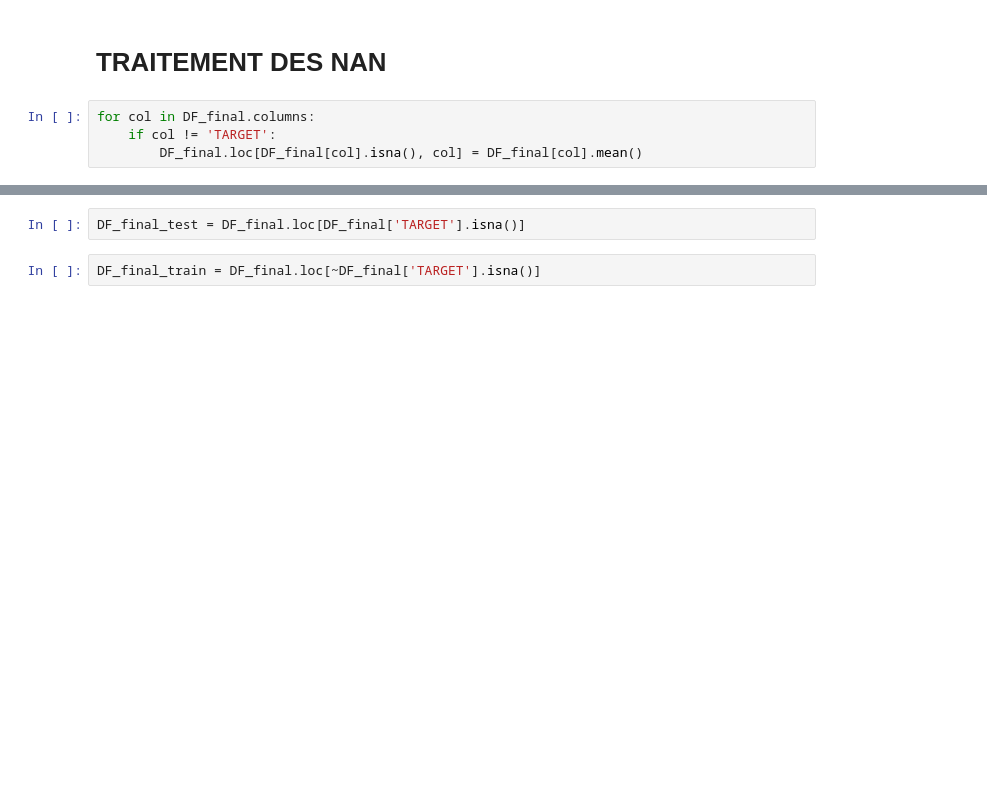
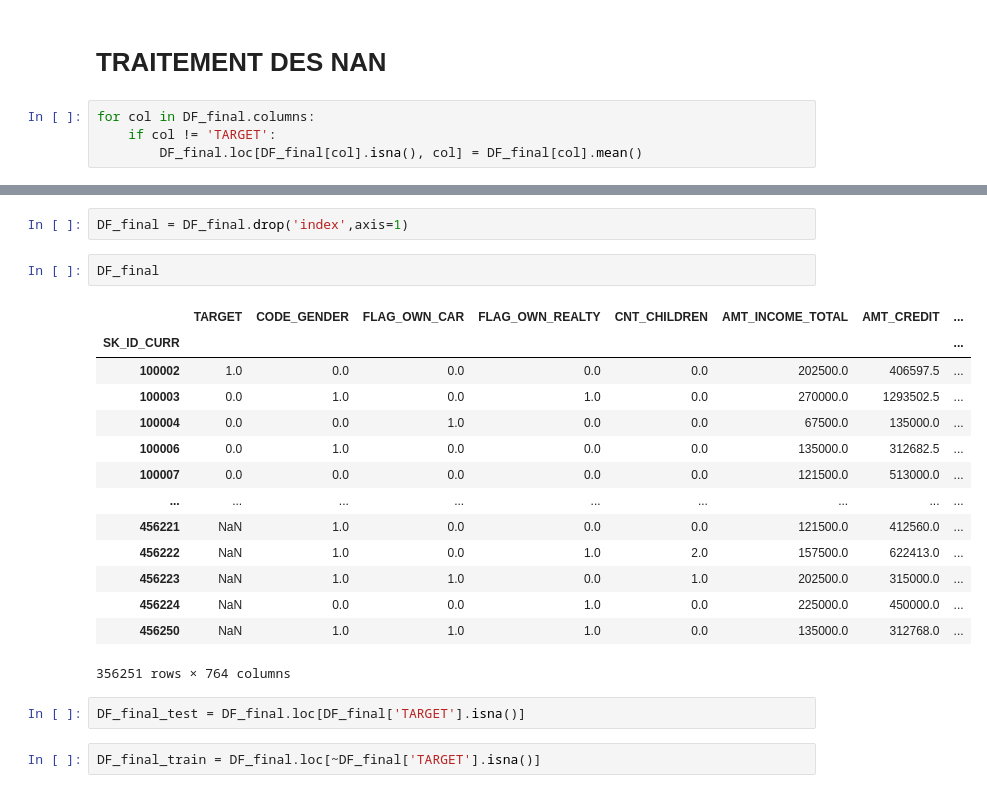
Before and after one commit to EP-portfolio/PROJET_7, a Jupyter notebook: PROJET_7.ipynb, the cells around one changed output, grey strips where cells are left out. Drawn from its saved outputs; the diff is of its cells as text; blank space fills up the shorter version.

```diff
--- a/PROJET_7.ipynb
+++ b/PROJET_7.ipynb
@@ -532,3 +547,22 @@ memory usage: 2.0+ GB
+# %%
+DF_final = DF_final.drop('index',axis=1)
+# %%
+DF_final
+# %% [output]
+|  | TARGET | CODE_GENDER | FLAG_OWN_CAR | FLAG_OWN_REALTY | CNT_CHILDREN | AMT_INCOME_TOTAL | AMT_CREDIT | ... |
+| SK_ID_CURR |  |  |  |  |  |  |  | ... |
+| 100002 | 1.0 | 0.0 | 0.0 | 0.0 | 0.0 | 202500.0 | 406597.5 | ... |
+| 100003 | 0.0 | 1.0 | 0.0 | 1.0 | 0.0 | 270000.0 | 1293502.5 | ... |
+| 100004 | 0.0 | 0.0 | 1.0 | 0.0 | 0.0 | 67500.0 | 135000.0 | ... |
+| 100006 | 0.0 | 1.0 | 0.0 | 0.0 | 0.0 | 135000.0 | 312682.5 | ... |
+| 100007 | 0.0 | 0.0 | 0.0 | 0.0 | 0.0 | 121500.0 | 513000.0 | ... |
+| ... | ... | ... | ... | ... | ... | ... | ... | ... |
+| 456221 | NaN | 1.0 | 0.0 | 0.0 | 0.0 | 121500.0 | 412560.0 | ... |
+| 456222 | NaN | 1.0 | 0.0 | 1.0 | 2.0 | 157500.0 | 622413.0 | ... |
+| 456223 | NaN | 1.0 | 1.0 | 0.0 | 1.0 | 202500.0 | 315000.0 | ... |
+| 456224 | NaN | 0.0 | 0.0 | 1.0 | 0.0 | 225000.0 | 450000.0 | ... |
+| 456250 | NaN | 1.0 | 1.0 | 1.0 | 0.0 | 135000.0 | 312768.0 | ... |
+356251 rows × 764 columns
 # %%
 DF_final_test = DF_final.loc[DF_final['TARGET'].isna()]
 # %%
```
Also changed, not shown: parts of 21 cells of this notebook, 4 other files.
